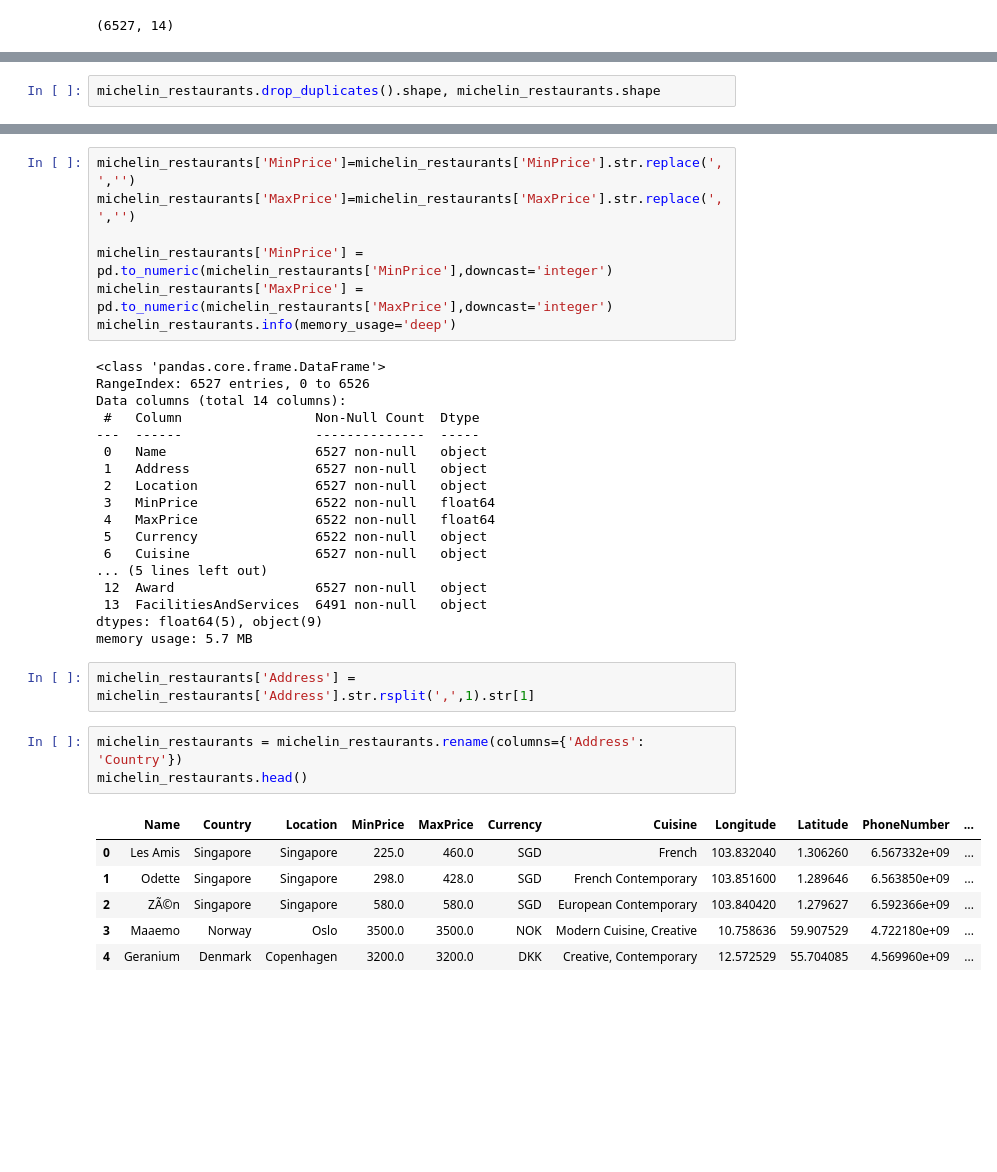
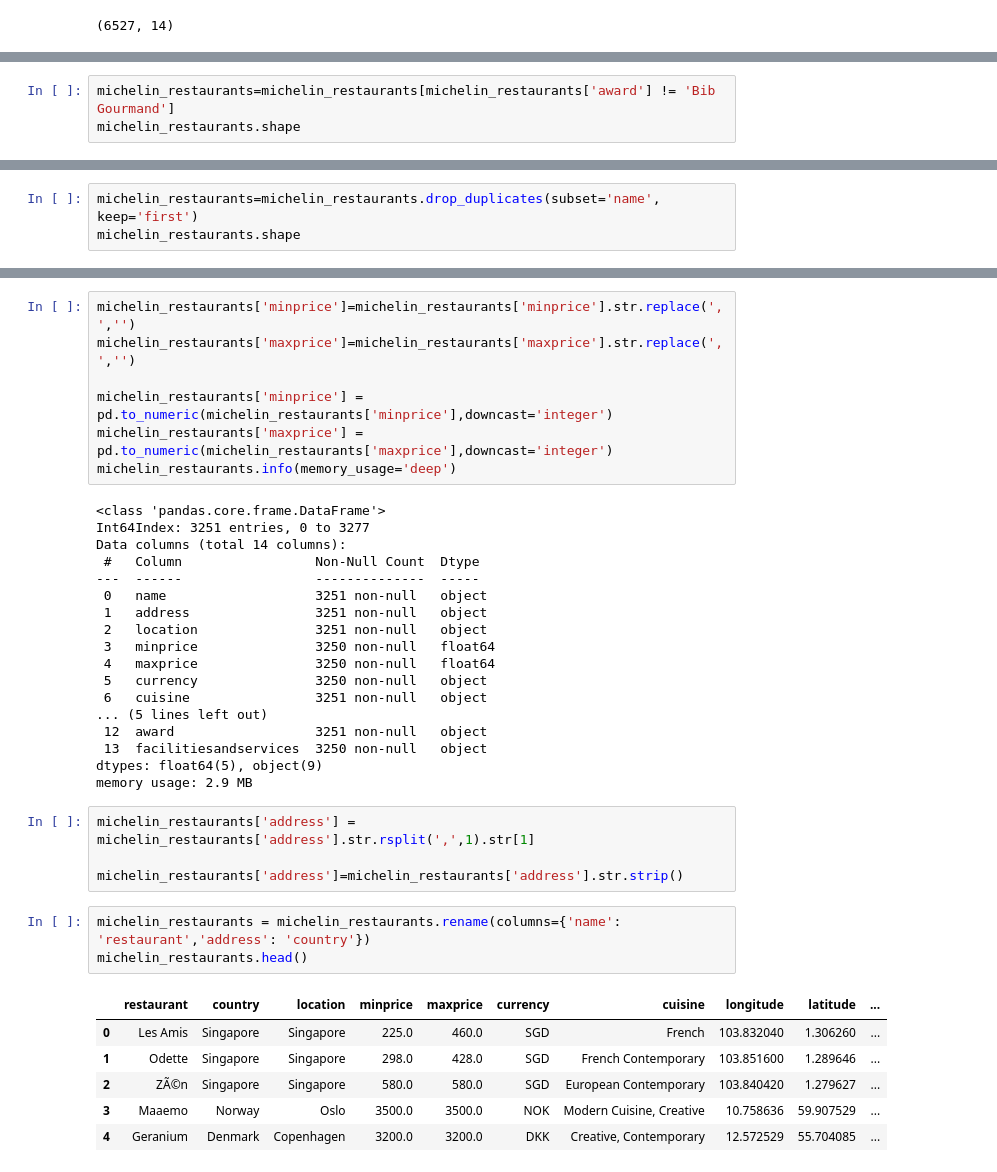
Before and after one commit to ecamposgo/ETL-Project, a Jupyter notebook: your code/enriching-cleaning.ipynb, the cells around one changed output, grey strips where cells are left out. Drawn from its saved outputs; the diff is of its cells as text; blank space fills up the shorter version.

```diff
--- a/your code/enriching-cleaning.ipynb
+++ b/your code/enriching-cleaning.ipynb
@@ -28 +28,4 @@ Index(['Name', 'Address', 'Location', 'MinPrice', 'MaxPrice', 'Currency',
       dtype='object')
+# %%
+michelin_restaurants=michelin_restaurants[michelin_restaurants['award'] != 'Bib Gourmand']
+michelin_restaurants.shape
@@ -29,3 +34,4 @@ Index(['Name', 'Address', 'Location', 'MinPrice', 'MaxPrice', 'Currency',
 # %%
-michelin_restaurants.drop_duplicates().shape, michelin_restaurants.shape
+michelin_restaurants=michelin_restaurants.drop_duplicates(subset='name', keep='first')
+michelin_restaurants.shape
 # %% [output]
@@ -53,37 +59,39 @@ memory usage: 6.4 MB
 # %%
-michelin_restaurants['MinPrice']=michelin_restaurants['MinPrice'].str.replace(',','')
-michelin_restaurants['MaxPrice']=michelin_restaurants['MaxPrice'].str.replace(',','')
+michelin_restaurants['minprice']=michelin_restaurants['minprice'].str.replace(',','')
+michelin_restaurants['maxprice']=michelin_restaurants['maxprice'].str.replace(',','')
 
-michelin_restaurants['MinPrice'] = pd.to_numeric(michelin_restaurants['MinPrice'],downcast='integer')
-michelin_restaurants['MaxPrice'] = pd.to_numeric(michelin_restaurants['MaxPrice'],downcast='integer')
+michelin_restaurants['minprice'] = pd.to_numeric(michelin_restaurants['minprice'],downcast='integer')
+michelin_restaurants['maxprice'] = pd.to_numeric(michelin_restaurants['maxprice'],downcast='integer')
 michelin_restaurants.info(memory_usage='deep')
 # %% [output]
 <class 'pandas.core.frame.DataFrame'>
-RangeIndex: 6527 entries, 0 to 6526
+Int64Index: 3251 entries, 0 to 3277
 Data columns (total 14 columns):
  #   Column                 Non-Null Count  Dtype
 ---  ------                 --------------  -----
- 0   Name                   6527 non-null   object
- 1   Address                6527 non-null   object
- 2   Location               6527 non-null   object
- 3   MinPrice               6522 non-null   float64
- 4   MaxPrice               6522 non-null   float64
- 5   Currency               6522 non-null   object
- 6   Cuisine                6527 non-null   object
+ 0   name                   3251 non-null   object
+ 1   address                3251 non-null   object
+ 2   location               3251 non-null   object
+ 3   minprice               3250 non-null   float64
+ 4   maxprice               3250 non-null   float64
+ 5   currency               3250 non-null   object
+ 6   cuisine                3251 non-null   object
 ... (5 lines left out)
- 12  Award                  6527 non-null   object
- 13  FacilitiesAndServices  6491 non-null   object
+ 12  award                  3251 non-null   object
+ 13  facilitiesandservices  3250 non-null   object
 dtypes: float64(5), object(9)
-memory usage: 5.7 MB
+memory usage: 2.9 MB
 # %%
-michelin_restaurants['Address'] = michelin_restaurants['Address'].str.rsplit(',',1).str[1]
+michelin_restaurants['address'] = michelin_restaurants['address'].str.rsplit(',',1).str[1]
+
+michelin_restaurants['address']=michelin_restaurants['address'].str.strip()
 # %%
-michelin_restaurants = michelin_restaurants.rename(columns={'Address': 'Country'})
+michelin_restaurants = michelin_restaurants.rename(columns={'name': 'restaurant','address': 'country'})
 michelin_restaurants.head()
 # %% [output]
-|  | Name | Country | Location | MinPrice | MaxPrice | Currency | Cuisine | Longitude | Latitude | PhoneNumber | ... |
-| 0 | Les Amis | Singapore | Singapore | 225.0 | 460.0 | SGD | French | 103.832040 | 1.306260 | 6.567332e+09 | ... |
-| 1 | Odette | Singapore | Singapore | 298.0 | 428.0 | SGD | French Contemporary | 103.851600 | 1.289646 | 6.563850e+09 | ... |
-| 2 | ZÃ©n | Singapore | Singapore | 580.0 | 580.0 | SGD | European Contemporary | 103.840420 | 1.279627 | 6.592366e+09 | ... |
-| 3 | Maaemo | Norway | Oslo | 3500.0 | 3500.0 | NOK | Modern Cuisine, Creative | 10.758636 | 59.907529 | 4.722180e+09 | ... |
-| 4 | Geranium | Denmark | Copenhagen | 3200.0 | 3200.0 | DKK | Creative, Contemporary | 12.572529 | 55.704085 | 4.569960e+09 | ... |
+|  | restaurant | country | location | minprice | maxprice | currency | cuisine | longitude | latitude | ... |
+| 0 | Les Amis | Singapore | Singapore | 225.0 | 460.0 | SGD | French | 103.832040 | 1.306260 | ... |
+| 1 | Odette | Singapore | Singapore | 298.0 | 428.0 | SGD | French Contemporary | 103.851600 | 1.289646 | ... |
+| 2 | ZÃ©n | Singapore | Singapore | 580.0 | 580.0 | SGD | European Contemporary | 103.840420 | 1.279627 | ... |
+| 3 | Maaemo | Norway | Oslo | 3500.0 | 3500.0 | NOK | Modern Cuisine, Creative | 10.758636 | 59.907529 | ... |
+| 4 | Geranium | Denmark | Copenhagen | 3200.0 | 3200.0 | DKK | Creative, Contemporary | 12.572529 | 55.704085 | ... |
```
Also changed, not shown: parts of 12 cells of this notebook, 5 other files.
